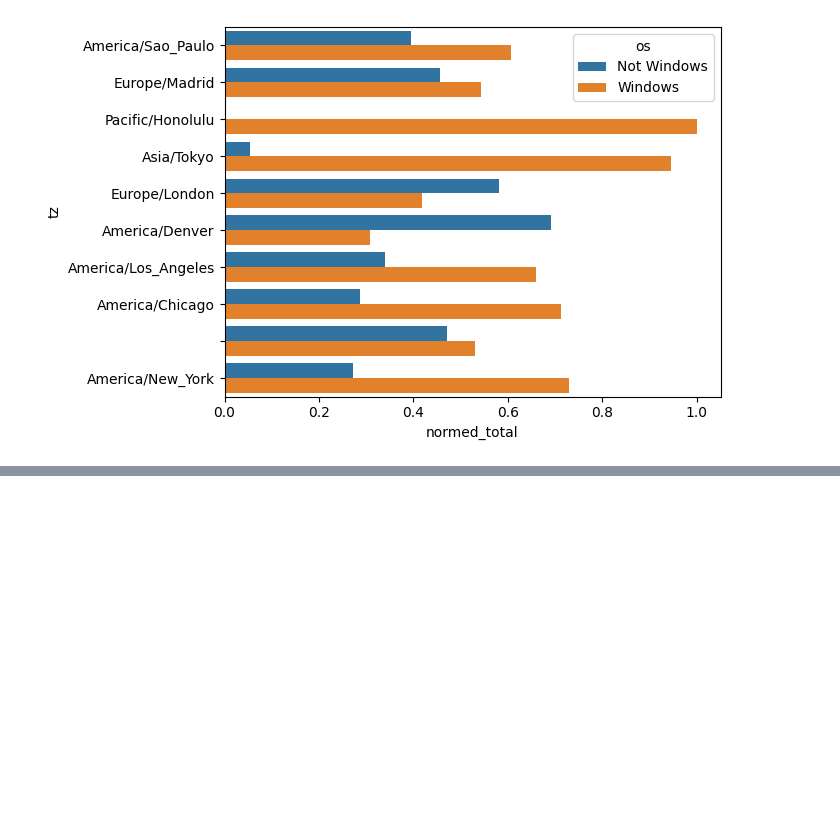
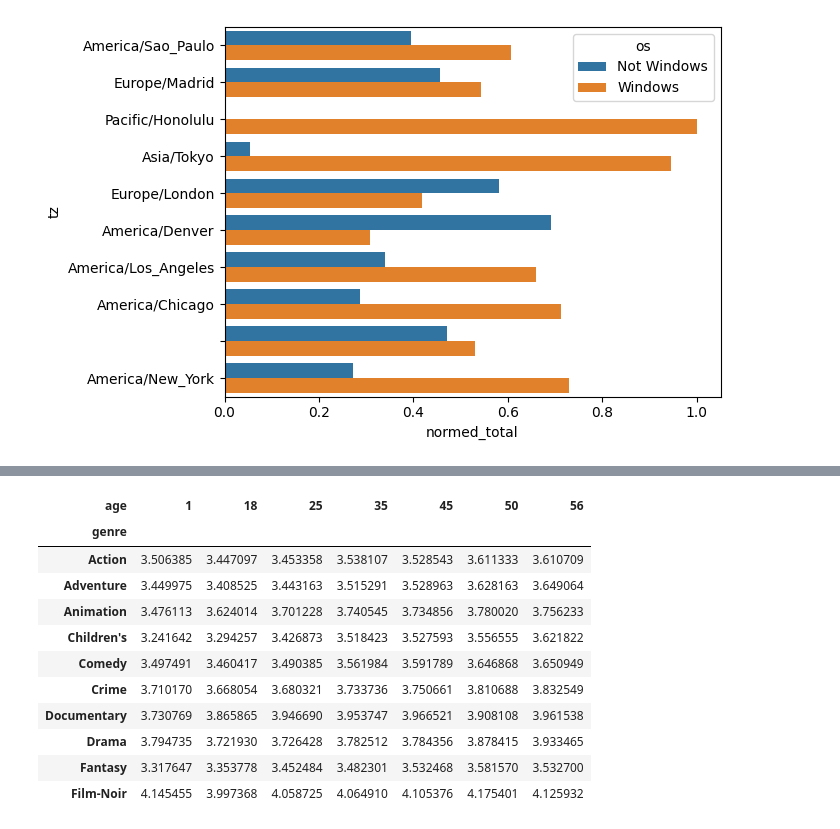
Before and after one commit to william-barros-costa/data_science_basic_knowledge, a Jupyter notebook: 10_data_analysis_examples/chapter.ipynb, the cells around one changed output, grey strips where cells are left out. Saved outputs shown, nothing was run; the diff lists cells and outputs as text; code cells hidden in the pictures; blank space fills up the shorter version.

```diff
--- a/10_data_analysis_examples/chapter.ipynb
+++ b/10_data_analysis_examples/chapter.ipynb
@@ -244,0 +235,15 @@ results2 = count_subset['total'] / g['total'].sum()
+# %%
+users_location = r"C:\Users\William Costa\Documents\repositories\data_science_basic_knowledge\resources\users.dat"
+movies_location = r"C:\Users\William Costa\Documents\repositories\data_science_basic_knowledge\resources\movies.dat"
+ratings_location = r"C:\Users\William Costa\Documents\repositories\data_science_basic_knowledge\resources\ratings.dat"
+unames = ["user_id", "gender", "age", "occupation", "zip"]
+users = pd.read_table(users_location, sep="::",
+                      header=None, names=unames, engine="python")
+
+rnames = ["user_id", "movie_id", "rating", "timestamp"]
+ratings = pd.read_table(ratings_location, sep="::",
+                        header=None, names=rnames, engine="python")
+
+mnames = ["movie_id", "title", "genres"]
+movies = pd.read_table(movies_location, sep="::",
+                       header=None, names=mnames, engine="python")
@@ -244,0 +327,3 @@ results2 = count_subset['total'] / g['total'].sum()
+# %%
+movies['genre'] = movies.pop('genres').str.split('|')
+movies.head()
@@ -244,0 +337,3 @@ results2 = count_subset['total'] / g['total'].sum()
+# %%
+movies_exploded = movies.explode('genre')
+movies_exploded.head()
@@ -244,0 +347,3 @@ results2 = count_subset['total'] / g['total'].sum()
+# %%
+ratings_with_genre = pd.merge(pd.merge(movies_exploded, ratings), users)
+ratings_with_genre.iloc[0]
@@ -244,0 +362,16 @@ results2 = count_subset['total'] / g['total'].sum()
+# %%
+genre_ratings = (ratings_with_genre.groupby(['genre', 'age'])['rating'].mean()).unstack('age')
+genre_ratings.head(10)
+# %% [output]
+| age | 1 | 18 | 25 | 35 | 45 | 50 | 56 |
+| genre |  |  |  |  |  |  |  |
+| Action | 3.506385 | 3.447097 | 3.453358 | 3.538107 | 3.528543 | 3.611333 | 3.610709 |
+| Adventure | 3.449975 | 3.408525 | 3.443163 | 3.515291 | 3.528963 | 3.628163 | 3.649064 |
+| Animation | 3.476113 | 3.624014 | 3.701228 | 3.740545 | 3.734856 | 3.780020 | 3.756233 |
+| Children's | 3.241642 | 3.294257 | 3.426873 | 3.518423 | 3.527593 | 3.556555 | 3.621822 |
+| Comedy | 3.497491 | 3.460417 | 3.490385 | 3.561984 | 3.591789 | 3.646868 | 3.650949 |
+| Crime | 3.710170 | 3.668054 | 3.680321 | 3.733736 | 3.750661 | 3.810688 | 3.832549 |
+| Documentary | 3.730769 | 3.865865 | 3.946690 | 3.953747 | 3.966521 | 3.908108 | 3.961538 |
+| Drama | 3.794735 | 3.721930 | 3.726428 | 3.782512 | 3.784356 | 3.878415 | 3.933465 |
+| Fantasy | 3.317647 | 3.353778 | 3.452484 | 3.482301 | 3.532468 | 3.581570 | 3.532700 |
+| Film-Noir | 4.145455 | 3.997368 | 4.058725 | 4.064910 | 4.105376 | 4.175401 | 4.125932 |
```
Also changed, not shown: parts of 13 cells of this notebook, 3 other files.
